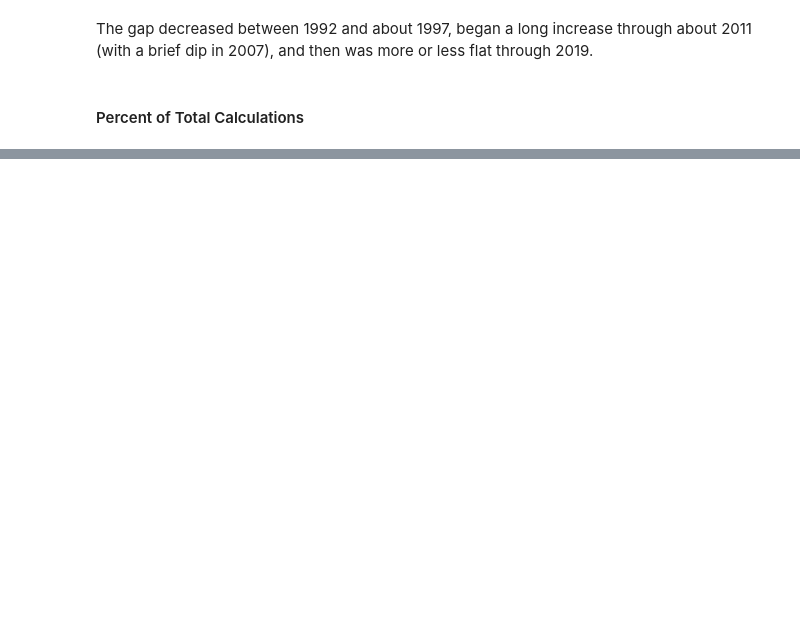
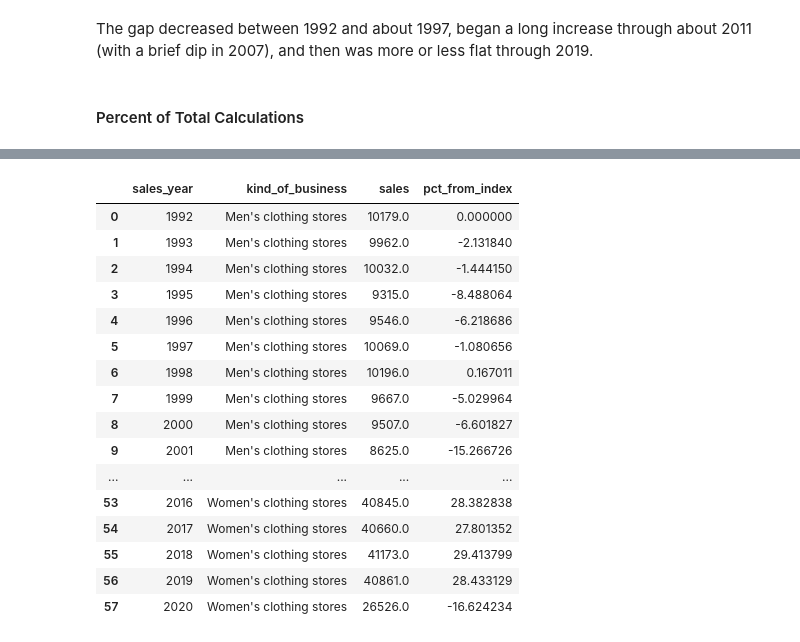
Before and after one commit to mittwoch09/Today-I-Learned, a Jupyter notebook: DataAnalysis/TimeSeriesAnalysis/time-series-analysis.ipynb, the cells around one changed output, grey strips where cells are left out. Drawn from its saved outputs; the diff is of its cells as text; code cells hidden in the pictures; blank space fills up the shorter version.

```diff
--- a/DataAnalysis/TimeSeriesAnalysis/time-series-analysis.ipynb
+++ b/DataAnalysis/TimeSeriesAnalysis/time-series-analysis.ipynb
@@ -216,0 +445,38 @@ The gap decreased between 1992 and about 1997, began a long increase through abo
+# %%
+query_14 = """
+        SELECT sales_year,
+            kind_of_business,
+            sales,
+            (sales / FIRST_VALUE(sales) OVER (
+                PARTITION BY kind_of_business ORDER BY sales_year) - 1) * 100 AS pct_from_index
+        FROM
+        (
+            SELECT strftime('%Y',sales_month) AS sales_year,
+                kind_of_business,
+                SUM(sales) AS sales
+            FROM retail_sales
+            WHERE kind_of_business IN ('Men''s clothing stores', 'Women''s clothing stores')
+            GROUP BY sales_year, kind_of_business
+        )
+        """
+
+sql_14 = pd.read_sql(query_14, conn)
+sql_14
+# %% [output]
+|  | sales_year | kind_of_business | sales | pct_from_index |
+| 0 | 1992 | Men's clothing stores | 10179.0 | 0.000000 |
+| 1 | 1993 | Men's clothing stores | 9962.0 | -2.131840 |
+| 2 | 1994 | Men's clothing stores | 10032.0 | -1.444150 |
+| 3 | 1995 | Men's clothing stores | 9315.0 | -8.488064 |
+| 4 | 1996 | Men's clothing stores | 9546.0 | -6.218686 |
+| 5 | 1997 | Men's clothing stores | 10069.0 | -1.080656 |
+| 6 | 1998 | Men's clothing stores | 10196.0 | 0.167011 |
+| 7 | 1999 | Men's clothing stores | 9667.0 | -5.029964 |
+| 8 | 2000 | Men's clothing stores | 9507.0 | -6.601827 |
+| 9 | 2001 | Men's clothing stores | 8625.0 | -15.266726 |
+| ... | ... | ... | ... | ... |
+| 53 | 2016 | Women's clothing stores | 40845.0 | 28.382838 |
+| 54 | 2017 | Women's clothing stores | 40660.0 | 27.801352 |
+| 55 | 2018 | Women's clothing stores | 41173.0 | 29.413799 |
+| 56 | 2019 | Women's clothing stores | 40861.0 | 28.433129 |
+| 57 | 2020 | Women's clothing stores | 26526.0 | -16.624234 |
```
Also changed, not shown: parts of 62 cells of this notebook.
